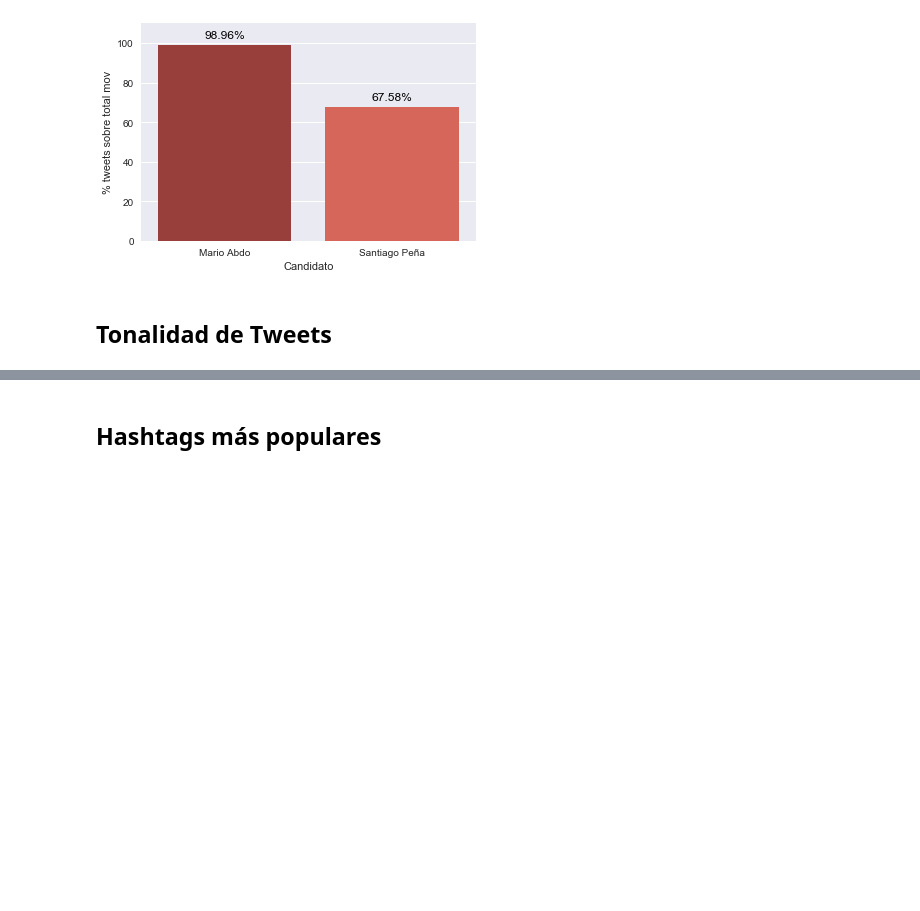
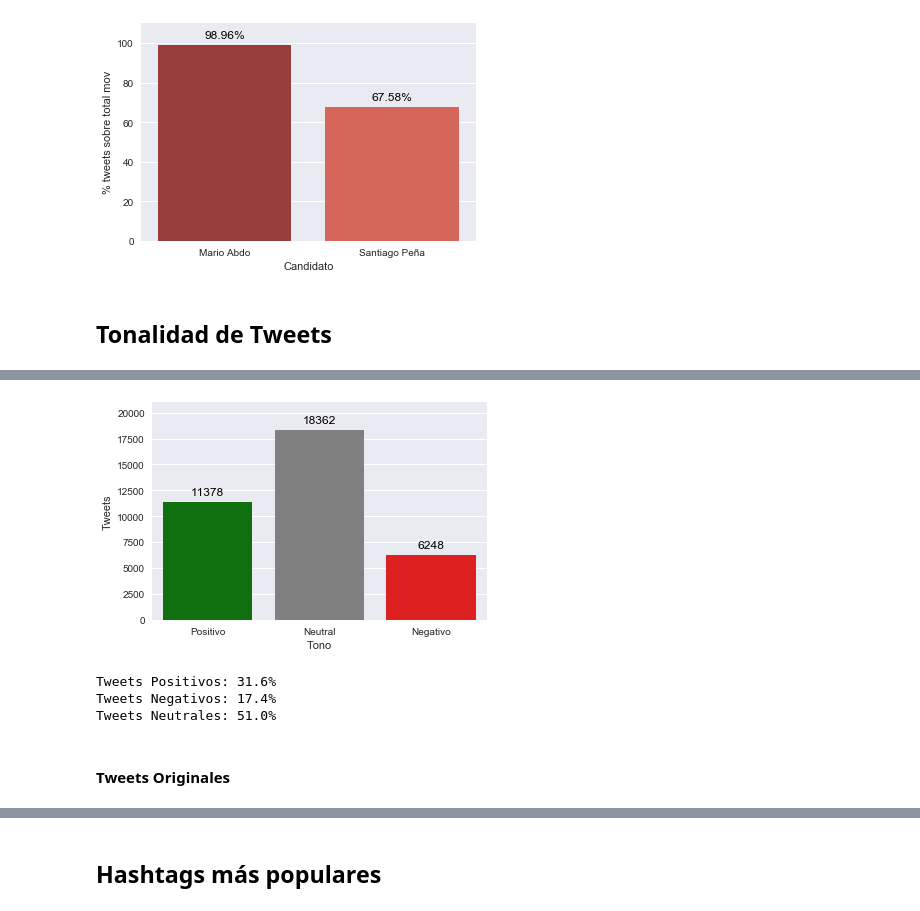
Before and after one commit to ParticipaPY/politic-bots, a Jupyter notebook: reports/notebooks/bots_politicos_internas_anr_2017.ipynb, the cells around one changed output, grey strips where cells are left out. Cells and saved outputs as stored; diff of their text form; code cells hidden in the pictures; blank space fills up the shorter version.

```diff
--- a/reports/notebooks/bots_politicos_internas_anr_2017.ipynb
+++ b/reports/notebooks/bots_politicos_internas_anr_2017.ipynb
@@ -320,0 +346,43 @@ plt.show()
+# %%
+st = db.get_sentiment_tweets(**{'partido': 'anr', 'movimiento': 'honor colorado'})
+st_dict = {
+    'Tono': [],
+    'Tweets': []
+}
+for sen in st:
+    if sen['sentiment'] == 'positive':
+        st_dict['Tono'].append('Positivo')
+    elif sen['sentiment'] == 'negative':
+        st_dict['Tono'].append('Negativo')
+    else:
+        st_dict['Tono'].append('Neutral')
+    st_dict['Tweets'].append(sen['count'])
+st_df_hc = pd.DataFrame(st_dict)
+# %%
+fig = sns.barplot(x='Tono', y='Tweets', data=st_df_hc,
+                  order=['Positivo', 'Neutral', 'Negativo'],
+                  palette=['green','gray', 'red'])
+ax=fig
+#annotate axis = seaborn axis
+for p in ax.patches:
+    ax.annotate("%d" % p.get_height(), (p.get_x() + p.get_width() / 2., p.get_height()),
+                 ha='center', va='center', fontsize=12, color='black', xytext=(0, 10),
+                 textcoords='offset points')
+_ = fig.set_ylim(0,21000) #To make space for the annotations
+plt.show()
+# %% [output]
+[figure, added]
+# %%
+total = sum(st_df_hc['Tweets'])
+positive = int(st_df_hc[st_df_hc['Tono'] == 'Positivo']['Tweets'])
+negative = int(st_df_hc[st_df_hc['Tono'] == 'Negativo']['Tweets'])
+neutral = int(st_df_hc[st_df_hc['Tono'] == 'Neutral']['Tweets'])
+print('Tweets Positivos: {0}%'.format(round(100*positive/total, 1)))
+print('Tweets Negativos: {0}%'.format(round(100*negative/total, 1)))
+print('Tweets Neutrales: {0}%'.format(round(100*neutral/total, 1)))
+# %% [output]
+Tweets Positivos: 31.6%
+Tweets Negativos: 17.4%
+Tweets Neutrales: 51.0%
+# %% [markdown]
+#### Tweets Originales
```
Also changed, not shown: parts of 110 cells of this notebook.
